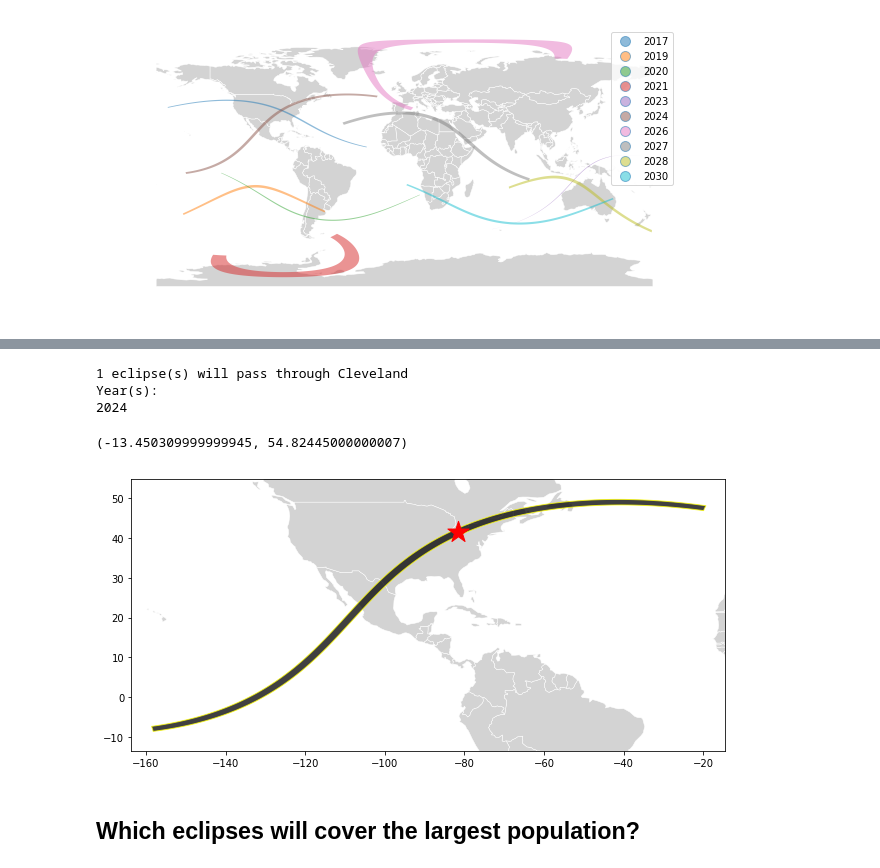
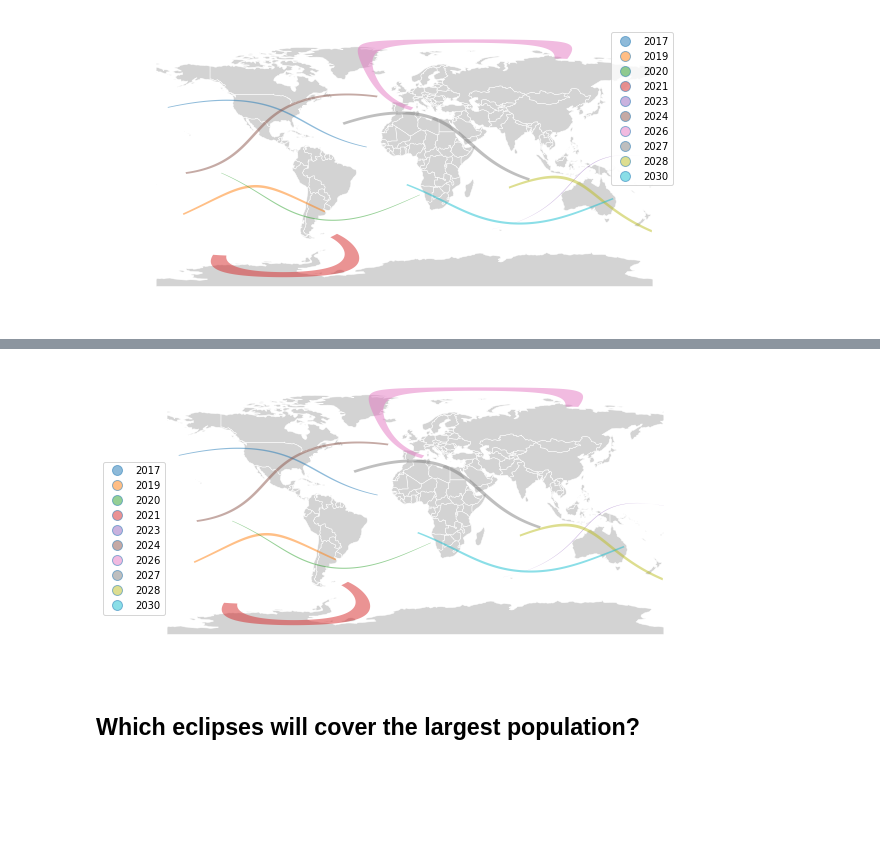
Before and after one commit to christyheaton/PyCon2018_GISTutorial, a Jupyter notebook: Notebook/02_Geopandas_Advanced.ipynb, the cells around one changed output, grey strips where cells are left out. Drawn from its saved outputs; the diff is of its cells as text; code cells hidden in the pictures; blank space fills up the shorter version.

```diff
--- a/Notebook/02_Geopandas_Advanced.ipynb
+++ b/Notebook/02_Geopandas_Advanced.ipynb
@@ -177,14 +174,0 @@ cleveland
-# %%
-ecleve = gpd.sjoin(cleveland, eclipses, how='inner', op='intersects')
-
-if len(ecleve) > 0:
-    print('{} eclipse(s) will pass through Cleveland'.format(len(ecleve)))
-    print('Year(s):')
-    for y in ecleve['Year']:
-        print(y)
-else:
-    print('No eclipses passing through Cleveland')
-# %% [output]
-1 eclipse(s) will pass through Cleveland
-Year(s):
-2024
@@ -194,11 +174,0 @@ cleveland_eclipse = eclipses.loc[eclipses['Year'] == int(ecleve['Year'])]
-# %%
-# plot it!
-ax = world.plot(color='lightgray', linewidth=0.5, edgecolor='white', figsize=(15,5))
-cleveland_eclipse.plot(ax=ax, color='black', edgecolor='yellow', alpha=0.75)
-cleveland.plot(marker='*', color='red', markersize=500, ax=ax)
-bounds = cleveland_eclipse.geometry.bounds
-plt.xlim([bounds.minx.min()-5, bounds.maxx.max()+5])
-plt.ylim([bounds.miny.min()-5, bounds.maxy.max()+5])
-# %% [output]
-(-13.450309999999945, 54.82445000000007)
-[figure, removed]
@@ -208,2 +175,8 @@ plt.ylim([bounds.miny.min()-5, bounds.maxy.max()+5])
+# %%
+# Let's get that legend out of the way.
+ax.get_legend().set_bbox_to_anchor((.05,.7))
+ax.get_figure()
+# %% [output]
+[figure, added]
 # %% [markdown]
 ## Which eclipses will cover the largest population?
```
Also changed, not shown: parts of 36 cells of this notebook.
